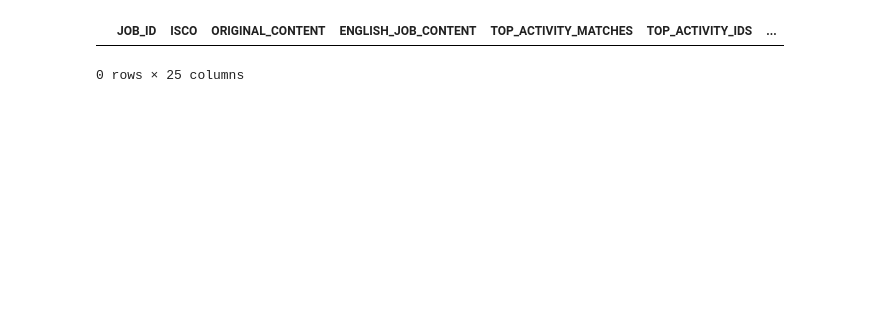
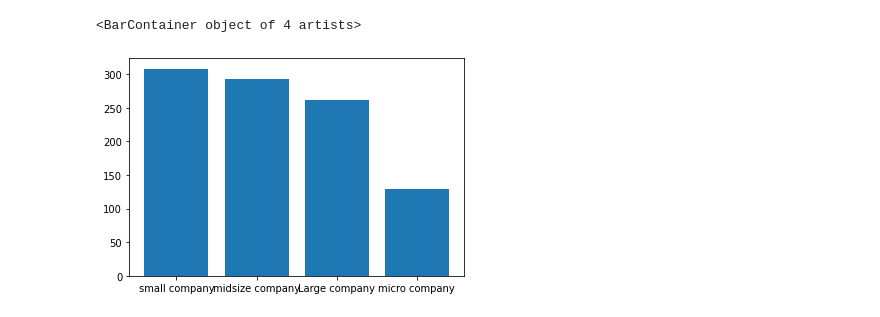
Before and after one commit to emilysharata/Thesis, a Jupyter notebook: Neural Net Green Classification 1.ipynb, the cells around one changed output. Saved outputs shown, nothing was run; the diff lists cells and outputs as text; code cells hidden in the pictures; blank space fills up the shorter version.

```diff
--- a/Neural Net Green Classification 1.ipynb
+++ b/Neural Net Green Classification 1.ipynb
@@ -64,3 +109,8 @@ annotatedJobs200.rename(columns={"ENVIRONMENTAL IDENTITY\nMJ" : "GREEN_IDENTITY_
+# %%
+plt.bar(jobsDf["COMPANY_SIZE"].value_counts().index, height=jobsDf["COMPANY_SIZE"].value_counts())
+# %% [output]
+<BarContainer object of 4 artists>
+[figure, added]
 # %%
 annotatedJobs200['GREEN_IDENTITY_MJ'] = annotatedJobs200['GREEN_IDENTITY_MJ'].replace(['FALSE', 'FAUX ', '?'] , False)
 annotatedJobs200['GREEN_IDENTITY_MJ'] = annotatedJobs200['GREEN_IDENTITY_MJ'].replace(['TRUE'], True)
@@ -68,11 +118,6 @@ annotatedJobs200['GREEN_IDENTITY_MJ'] = annotatedJobs200['GREEN_IDENTITY_MJ'].re
 annotatedJobs200 = annotatedJobs200.drop(annotatedJobs200[annotatedJobs200['GREEN_IDENTITY_MJ'] == "same offer as above"].index)
 # %%
 annotatedJobs200[annotatedJobs200["GREEN_IDENTITY_MJ"].isna()] = False
-# %%
-annotatedJobs200[(annotatedJobs200["GREEN_IDENTITY_MJ"] != False) & (annotatedJobs200["GREEN_IDENTITY_MJ"] != True)]
-# %% [output]
-|  | JOB_ID | ISCO | ORIGINAL_CONTENT | ENGLISH_JOB_CONTENT | TOP_ACTIVITY_MATCHES | TOP_ACTIVITY_IDS | ... |
-0 rows × 25 columns
 # %%
 # This is all the entries where my classificationn and MJ's classification differ
 disagreeDf = annotatedJobs200[annotatedJobs200["GREEN_IDENTITY_MJ"] != annotatedJobs200["GREEN_IDENTITY_EMILY"].astype('bool')]
```
Also changed, not shown: parts of 46 cells of this notebook, 6 other files.
